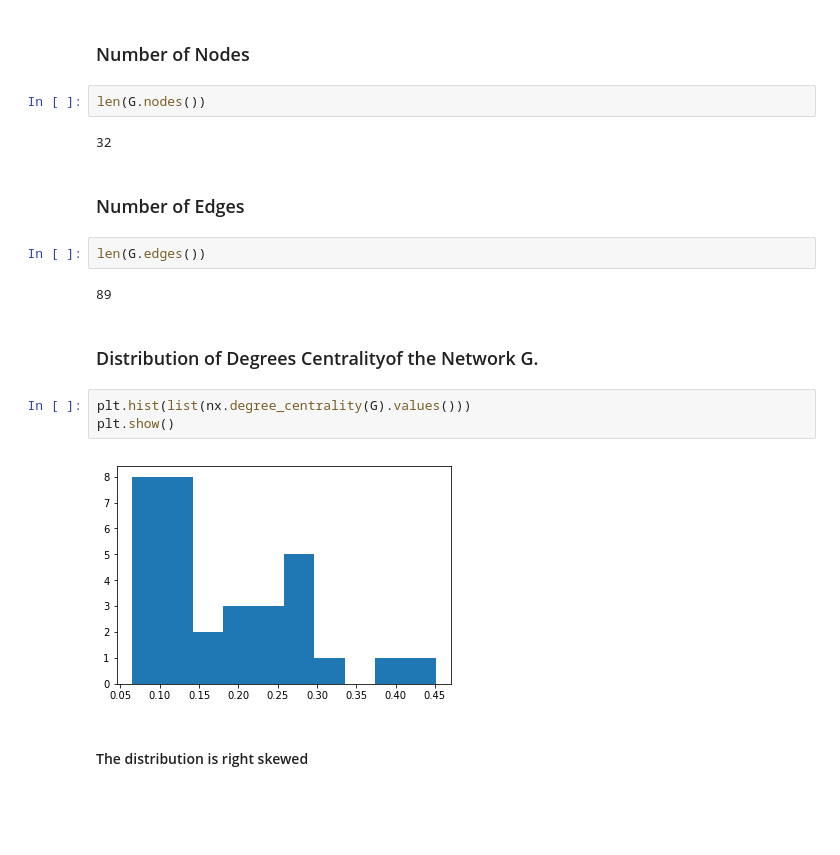
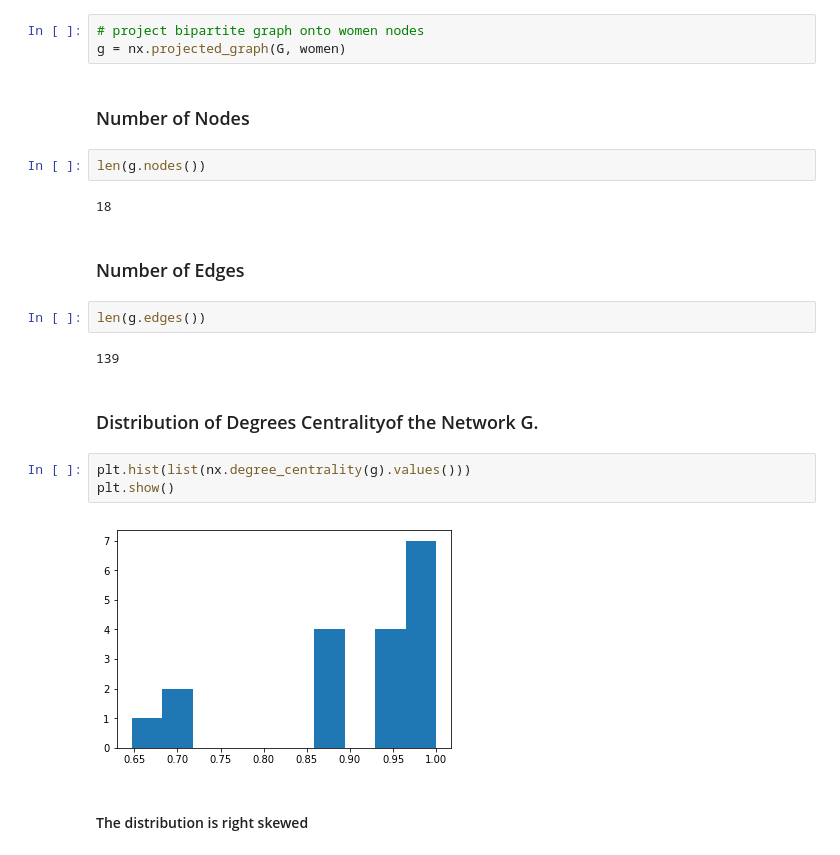
Before and after one commit to AlainKuiete/DATA620ASSIGNMENTS, a Jupyter notebook: plot_davis_club.ipynb, the cells around one changed output. Drawn from its saved outputs; the diff is of its cells as text; blank space fills up the shorter version.

```diff
--- a/plot_davis_club.ipynb
+++ b/plot_davis_club.ipynb
@@ -125,22 +125,25 @@ plt.show()
+# %%
+# project bipartite graph onto women nodes
+g = nx.projected_graph(G, women)
 # %% [markdown]
 ### Number of Nodes
 # %%
-len(G.nodes())
+len(g.nodes())
 # %% [output]
-32
+18
 # %% [markdown]
 ### Number of Edges
 # %%
-len(G.edges())
+len(g.edges())
 # %% [output]
-89
+139
 # %% [markdown]
 ### Distribution of Degrees Centralityof  the Network G.
 # %%
-plt.hist(list(nx.degree_centrality(G).values()))
+plt.hist(list(nx.degree_centrality(g).values()))
 plt.show()
 # %% [output]
-[figure, old version]
+[figure, new version]
 # %% [markdown]
 #### The distribution is right skewed
 # %% [markdown]
```
Also changed, not shown: parts of 12 cells of this notebook.
